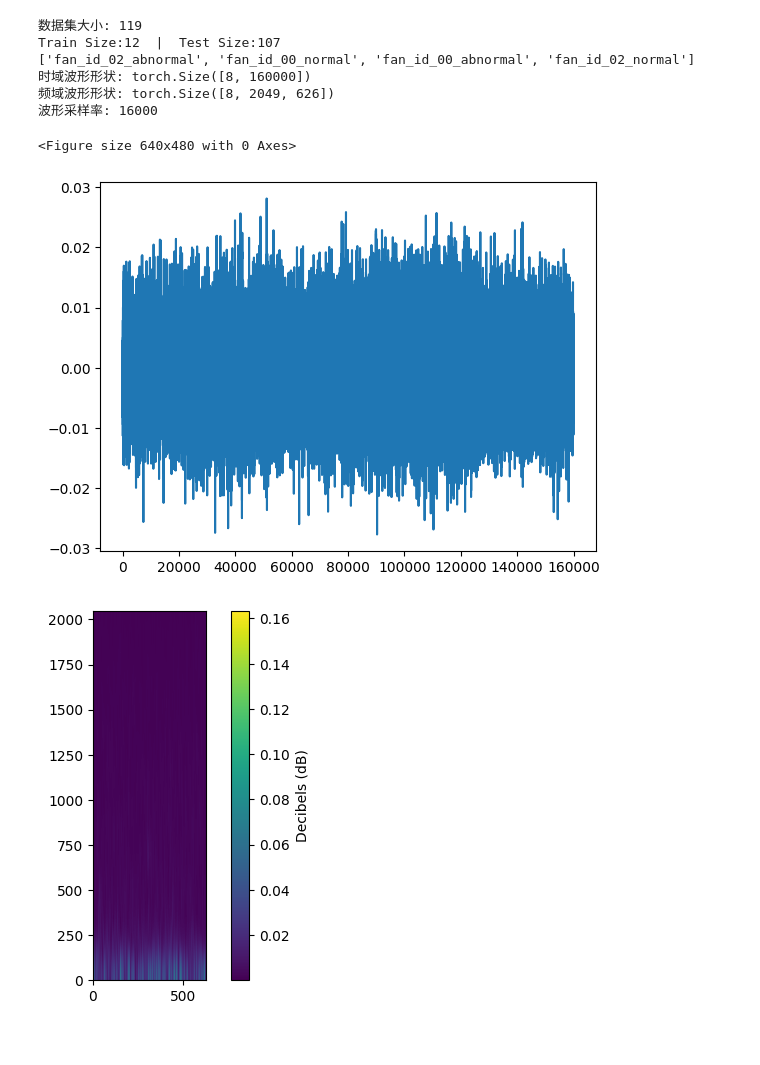
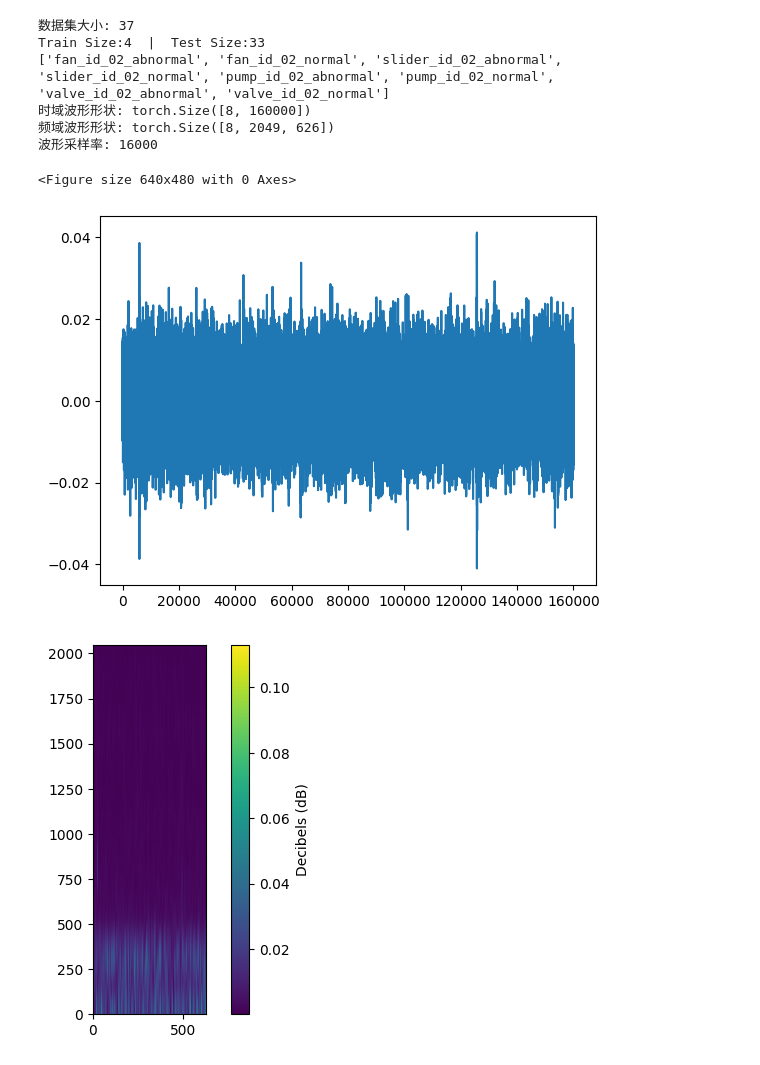
Before and after one commit to L1ndenbaum/GraphConvNetwork, a Jupyter notebook: GraphConv.ipynb, the cells around one changed output. Cells and saved outputs as stored; diff of their text form; code cells hidden in the pictures.

```diff
--- a/GraphConv.ipynb
+++ b/GraphConv.ipynb
@@ -9,7 +9,7 @@ from torch.utils.data import random_split, DataLoader
 import utils, math
 
 mimii_dataset_SNR = 0
-N, K, query_size = 4, 3, 3
+N, K, query_size = 8, 3, 3
 dataset_transform = 'spectrogram'
 train_test_ratio = 0.1
 
@@ -28,48 +28,48 @@ else:
 
 # 加载数据集
 mimii_dataset = datasets.MIMII(root_dir=f'./data/mimii/{mimii_dataset_SNR}'+'dB_SNR',
-                                 machine_classes=['fan'],
-                                 model_ids=['id_00', 'id_02'], categories=['abnormal', 'normal'],
-                                 N=N, K=K, query_size=query_size, transform='spectrogram')
+                                machine_classes=['fan', 'pump', 'valve', 'slider'],
+                                model_ids=['id_02'], categories=['normal', 'abnormal'],
+                                N=N, K=K, query_size=query_size, transform='spectrogram', seed=args.seed)
 print(f"数据集大小: {len(mimii_dataset)}")
 train_size = math.ceil(train_test_ratio * len(mimii_dataset))
 test_size = len(mimii_dataset) - train_size
-train_set, test_set = random_split(mimii_dataset, [train_size, test_size])
+train_set, test_set = random_split(mimii_dataset, [train_size, test_size], generator=torch.Generator().manual_seed(args.seed))
 train_loader = DataLoader(train_set, batch_size=1, num_workers=num_workers, pin_memory=pin_memory)
 test_loader = DataLoader(test_set, batch_size=1, num_workers=num_workers, pin_memory=pin_memory)
 print(f"Train Size:{train_size}  |  Test Size:{test_size}")
 print(mimii_dataset.N_classes)
 
 # 可视化一个样本
 fig = plt.figure()
 waveform_shape = 0
 freq_waveform_shape = 0
 for support_set, query_set in train_loader:
     for waveform, freq_waveform, label in query_set:
         waveform = waveform.squeeze(0)
         freq_waveform = freq_waveform.squeeze(0)
         print("时域波形形状: {}".format(waveform.size()))
         print("频域波形形状: {}".format(freq_waveform.size()))
         print("波形采样率: {}".format(mimii_dataset.sample_rate))
         plt.figure()
         plt.plot(waveform[0].T.numpy())
         plt.figure()
         plt.imshow(freq_waveform[0], origin='lower')
         plt.colorbar(label="Decibels (dB)")
         waveform_shape = waveform.shape
         freq_waveform_shape = freq_waveform.shape
         break
     break
 # %% [output]
-数据集大小: 119
-Train Size:12  |  Test Size:107
-['fan_id_02_abnormal', 'fan_id_00_normal', 'fan_id_00_abnormal', 'fan_id_02_normal']
+数据集大小: 37
+Train Size:4  |  Test Size:33
+['fan_id_02_abnormal', 'fan_id_02_normal', 'slider_id_02_abnormal', 'slider_id_02_normal', 'pump_id_02_abnormal', 'pump_id_02_normal', 'valve_id_02_abnormal', 'valve_id_02_normal']
 时域波形形状: torch.Size([8, 160000])
 频域波形形状: torch.Size([8, 2049, 626])
 波形采样率: 16000
 <Figure size 640x480 with 0 Axes>
-[figure, old version]
+[figure, new version]
-[figure, old version]
+[figure, new version]
 # %%
 import nets
 # CNN训练
```
Also changed, not shown: parts of 6 cells of this notebook, 3 other files.
